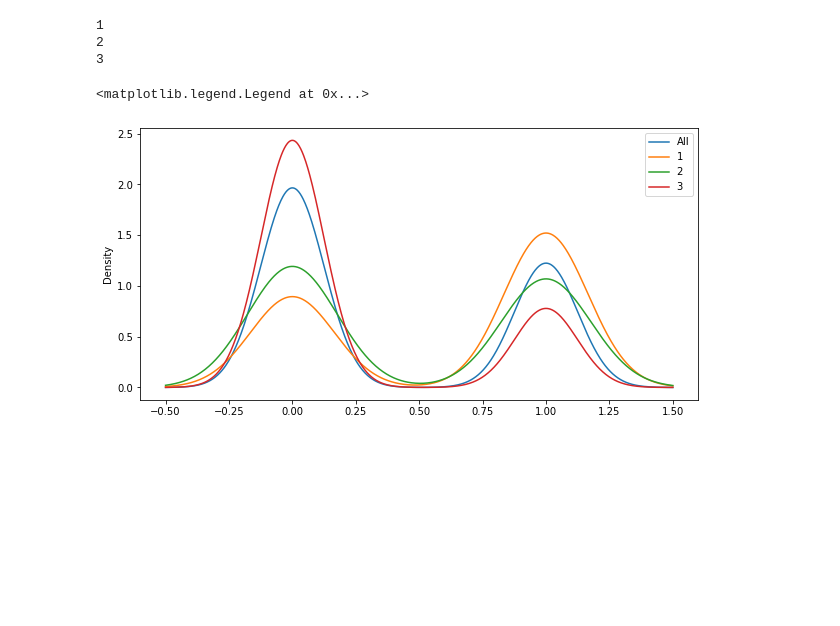
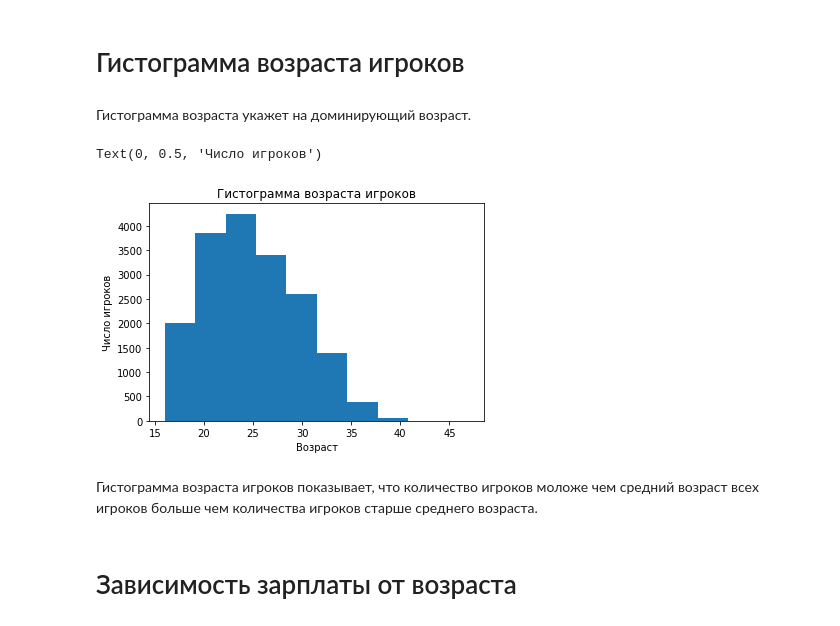
Before and after one commit to MuzaffarSoliyev/python_for_data_analysis, a Jupyter notebook: archive/Визуализация датасета.ipynb, the cells around one changed output. Drawn from its saved outputs; the diff is of its cells as text; code cells hidden in the pictures; blank space fills up the shorter version.

```diff
--- a/Untitled.ipynb
+++ b/archive/Визуализация датасета.ipynb
@@ -1,4 +1,3 @@
 # %%
 import pandas as pd
-df = pd.read_csv('train.csv')
-df.head()
+player_personal_data = pd.read_csv('PlayerPersonalData.csv')
@@ -50,13 +4,19 @@ Text(0.5, 1.0, 'VIsualization')
-# %%
-fig, ax = plt.subplots(figsize=(10,5))
-df.Survived.plot.kde(label='All', ax=ax)
-for label, class_df in df.groupby('Pclass'):
-    print(label)
-    class_df.Survived.plot.kde(ax=ax, label=label)
-plt.legend()
-# %% [output]
-1
-2
-3
-<matplotlib.legend.Legend at 0x...>
-[figure, removed]
+# %% [markdown]
+# Гистограмма возраста игроков
+# %% [markdown]
+Гистограмма возраста укажет на доминирующий возраст.
+# %%
+import matplotlib.pyplot as plt
+%matplotlib inline
+
+plt.hist(player_personal_data['Age'])
+plt.title('Гистограмма возраста игроков')
+plt.xlabel('Возраст')
+plt.ylabel('Число игроков')
+# %% [output]
+Text(0, 0.5, 'Число игроков')
+[figure, added]
+# %% [markdown]
+Гистограмма возраста игроков показывает, что количество игроков моложе чем средний возраст всех игроков больше чем количества игроков старше среднего возраста.
+# %% [markdown]
+# Зависимость зарплаты от возраста
```
Also changed, not shown: parts of 33 cells of this notebook, 11 other files.
